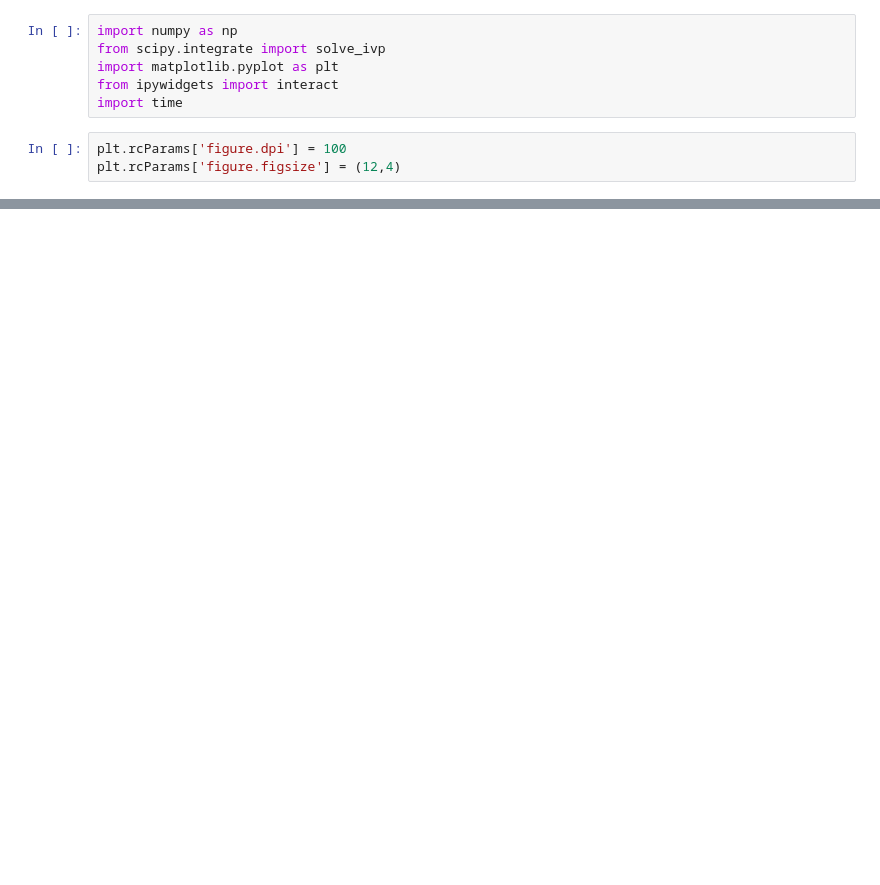
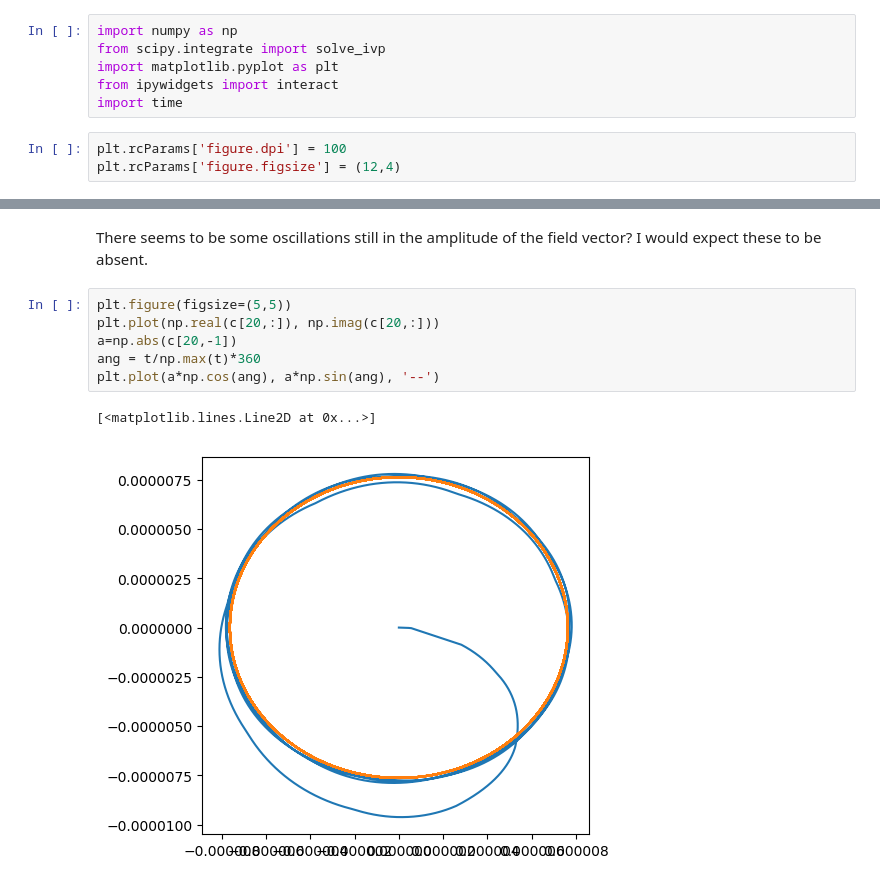
Before and after one commit to gsteele13/gary-misc-notebooks, a Jupyter notebook: Optomechanics.ipynb, the cells around one changed output, grey strips where cells are left out. Saved outputs shown, nothing was run; the diff lists cells and outputs as text; blank space fills up the shorter version.

```diff
--- a/Optomechanics.ipynb
+++ b/Optomechanics.ipynb
@@ -100,0 +196,11 @@ where $\tilde \Delta = \Delta  + \hbar G x$. Similar to above, for numerical sol
+# %% [markdown]
+There seems to be some oscillations still in the amplitude of the field vector? I would expect these to be absent.
+# %%
+plt.figure(figsize=(5,5))
+plt.plot(np.real(c[20,:]), np.imag(c[20,:]))
+a=np.abs(c[20,-1])
+ang = t/np.max(t)*360
+plt.plot(a*np.cos(ang), a*np.sin(ang), '--')
+# %% [output]
+[<matplotlib.lines.Line2D at 0x...>]
+[figure, added]
```
Also changed, not shown: parts of 14 cells of this notebook, 5 other files.
